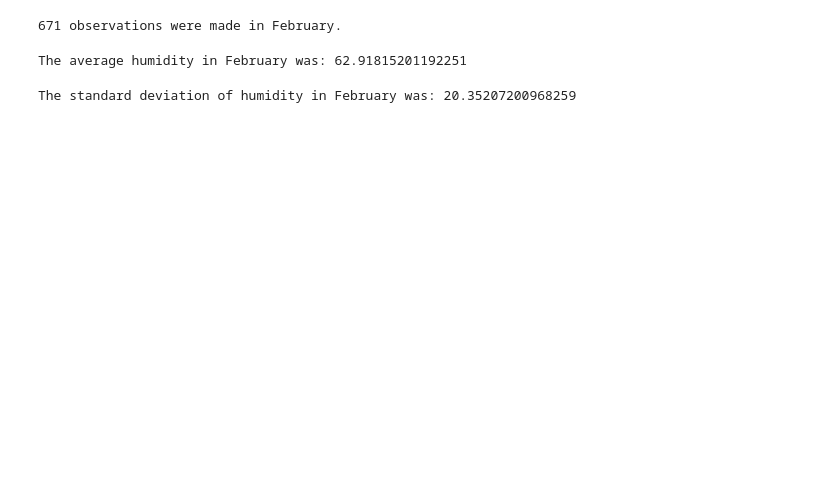
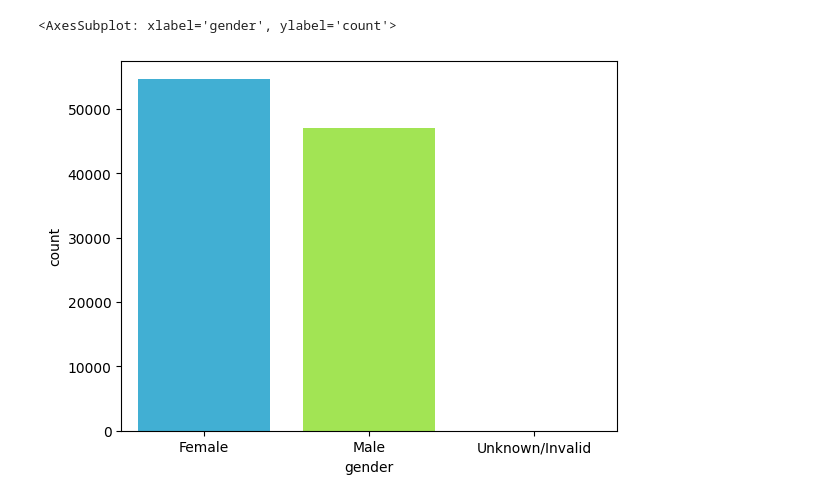
Before and after one commit to bricabrac23/Data-Visualizations-with-Python, a Jupyter notebook: Data Visualizations with Python.ipynb, the cells around one changed output. Cells and saved outputs as stored; diff of their text form; code cells hidden in the pictures; blank space fills up the shorter version.

Commit message:
first vis done

```diff
--- a/Data Visualizations with Python.ipynb
+++ b/Data Visualizations with Python.ipynb
@@ -93,28 +1,11 @@ A NaN value is now: 0.0
-# %%
-#%% Numpy Data Filtering/Sorting Question Answering
-#Use weather_data_np
-#Question 9 How many observations were made in Feburary? Int
-
-#feb_obs = np.where((weather_data_np[:,3] == 2)) #where every row, 3rd column 'month', is equal to 2
-#print(type(feb_obs))
-#I have tried to use the np dataset for hours now, with no luck. Going to use pandas to at least get an answer.
-#If we're expected to use the np dataset, please teach me how. Or perhaps a break will help....
-feb = weather_data_pd[(weather_data_pd['month'] == 2)]
-print(str(len(feb)) + " observations were made in February.")
-# %% [output]
-671 observations were made in February.
-# %%
-#Question 10 What was the mean for humidity in February? Float
-humidity_feb = feb['humid'].mean()
-print("The average humidity in February was: " + str(humidity_feb))
-# %% [output]
-The average humidity in February was: 62.91815201192251
-# %%
-#Question 11 What was the std for humidity in February? Float
-std_humidity_feb = feb['humid'].std()
-print("The standard deviation of humidity in February was: " + str(std_humidity_feb))
-
-#Again, I have tried to use the np dataset for hours now, with no luck. I used pandas to at least get an answer.
-#If we're expected to use the np dataset, please teach me how. Or perhaps a break will help....
-# %% [output]
-The standard deviation of humidity in February was: 20.35207200968259
+# %%
+import pandas as pd
+import matplotlib.pyplot as plt
+import numpy as np
+import scipy as sp
+import seaborn as sb
+
+diabetic_data = pd.read_csv('diabetic_data.csv')
+#'''Use the below datasets create any four visualization summarizing the datasets...
+#Remember to label and have legends for your graphs.
+#Add comments to describe what you are trying to graph'''
@@ -120,0 +17,10 @@ The standard deviation of humidity in February was: 20.35207200968259
+# %%
+#First Visualization - Count Plots
+#I want to visualize the difference between various categories in this data set.
+#I will use Seaborn's countplot function
+#I set the x-axis to a named category in the data set
+#I set the data to the newly imported diabetic data.
+sb.countplot(x='gender',data=diabetic_data,palette='turbo')
+# %% [output]
+<AxesSubplot: xlabel='gender', ylabel='count'>
+[figure, added]
```
Also changed, not shown: parts of 14 cells of this notebook.
